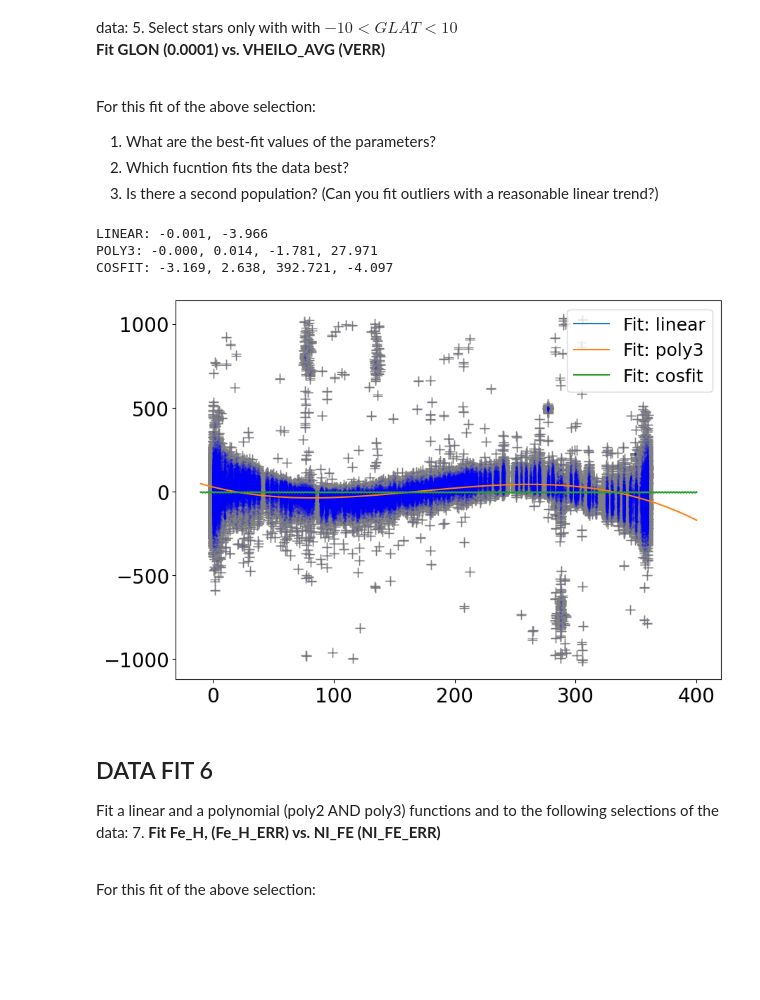
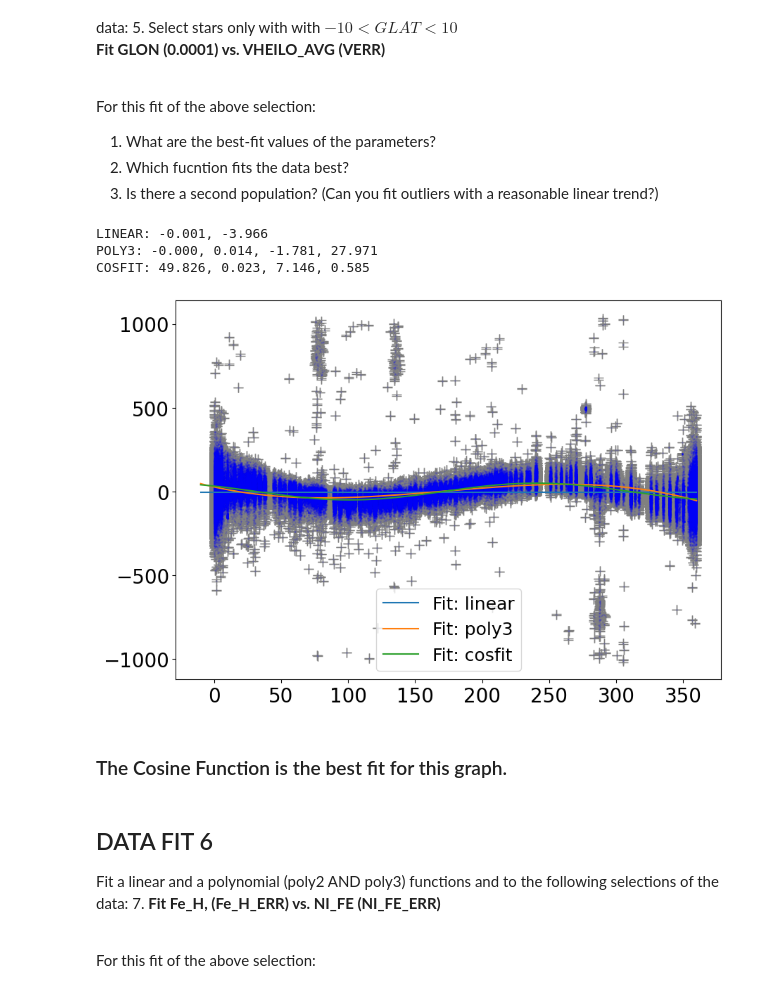
Before and after one commit to Jacobcellis03/PHYS_20323, a Jupyter notebook: Ellis_J_25_HW12.ipynb, the cells around one changed output. Saved outputs shown, nothing was run; the diff lists cells and outputs as text; code cells hidden in the pictures; blank space fills up the shorter version.

```diff
--- a/Ellis_J_25_HW12.ipynb
+++ b/Ellis_J_25_HW12.ipynb
@@ -539,56 +544,58 @@ ct1 = (np.bitwise_and(star['aspcapflag'], badbits) == 0) & \
      (~np.isnan(star['VHELIO_AVG']))  & \
      (~np.isnan(star['VERR']))
 cut1 = np.where(ct1)[0]
-GLON_ERR = np.full_like(star['GLON'][cut1], 0.0001)
+
 
 
 ## LINEAR FIT (2 parameter)
-slope, intercept = mcFit2(linear, star['GLON'][cut1], star['VHELIO_AVG'][cut1], GLON_ERR,
+slope, intercept = mcFit2(linear, star['GLON'][cut1], star['VHELIO_AVG'][cut1], np.full_like(star['GLON'][cut1], 0.0001),
              star['VERR'][cut1], p0=[0,0])
 print(f'LINEAR: {slope:.3f}, {intercept:.3f}')
 
 
 ## POLY2 FIT (3 parameter)
-polyA, polyB, polyC, polyD = mcFit4(poly3, star['GLON'][cut1], star['VHELIO_AVG'][cut1], GLON_ERR,
-             star['VERR'][cut1],p0=[1e-8,-1e-5,-0.001,5])
+polyA, polyB, polyC, polyD = mcFit4(poly3, star['GLON'][cut1], star['VHELIO_AVG'][cut1], np.full_like(star['GLON'][cut1], 0.0001),
+             star['VERR'][cut1],p0=[0,0,0,0])
 print(f'POLY3: {polyA:.3f}, {polyB:.3f}, {polyC:.3f}, {polyD:.3f}')
 
 
 ## COS FIT (4 parameter)
-cosA, cosB, cosC, cosD = mcFit4(cosfit, star['GLON'][cut1], star['VHELIO_AVG'][cut1], GLON_ERR,
-             star['VERR'][cut1],p0=[1,1e-5,0,5])
+cosA, cosB, cosC, cosD = mcFit4(cosfit, star['GLON'][cut1], star['VHELIO_AVG'][cut1], np.full_like(star['GLON'][cut1], 0.0001),
+             star['VERR'][cut1],p0=[250,1e-4,0,0])
 print(f'COSFIT: {cosA:.3f}, {cosB:.3f}, {cosC:.3f}, {cosD:.3f}')
 
 
 
 
 # PLOT TO VERIFY FITS FILE READ IN & BAD MASK DATA
 fig1 = plt.figure(figsize=(10,7))
 ax1 = fig1.add_subplot(111)
 ax1.xaxis.set_tick_params(labelsize=20)
 ax1.yaxis.set_tick_params(labelsize=20)
 
 # PLOT DATA AND ERROR BARS
 ax1.scatter(star['GLON'][cut1],star['VHELIO_AVG'][cut1],s=1,c='b',alpha=0.1)
-ax1.errorbar((star['GLON'][cut1]),star['VHELIO_AVG'][cut1], xerr=GLON_ERR,
+ax1.errorbar((star['GLON'][cut1]),star['VHELIO_AVG'][cut1], xerr=np.full_like(star['GLON'][cut1], 0.0001),
              yerr=star['VERR'][cut1], ecolor='grey',fmt='none', capsize=5, zorder=0)
 
 
-x_plot = np.linspace(-10,400,1000) # X-PLOTING FOR FITS
+x_plot = np.linspace(-10,360,1000) # X-PLOTING FOR FITS
 
 ax1.plot(x_plot,linear(x_plot, slope, intercept), label='Fit: linear')
 #poly2 fit
 ax1.plot(x_plot,poly3(x_plot, polyA, polyB, polyC, polyD), label='Fit: poly3')
 #cosfit
 ax1.plot(x_plot,cosfit(x_plot, cosA, cosB, cosC, cosD), label='Fit: cosfit')
 
 plt.legend(loc='best', fontsize=18)
 plt.show()
 # %% [output]
 LINEAR: -0.001, -3.966
 POLY3: -0.000, 0.014, -1.781, 27.971
-COSFIT: -3.169, 2.638, 392.721, -4.097
+COSFIT: 49.826, 0.023, 7.146, 0.585
-[figure, old version]
+[figure, new version]
+# %% [markdown]
+### The Cosine Function is the best fit for this graph.
 # %% [markdown]
 ## DATA FIT 6
 
```
Also changed, not shown: parts of 4 cells of this notebook.
